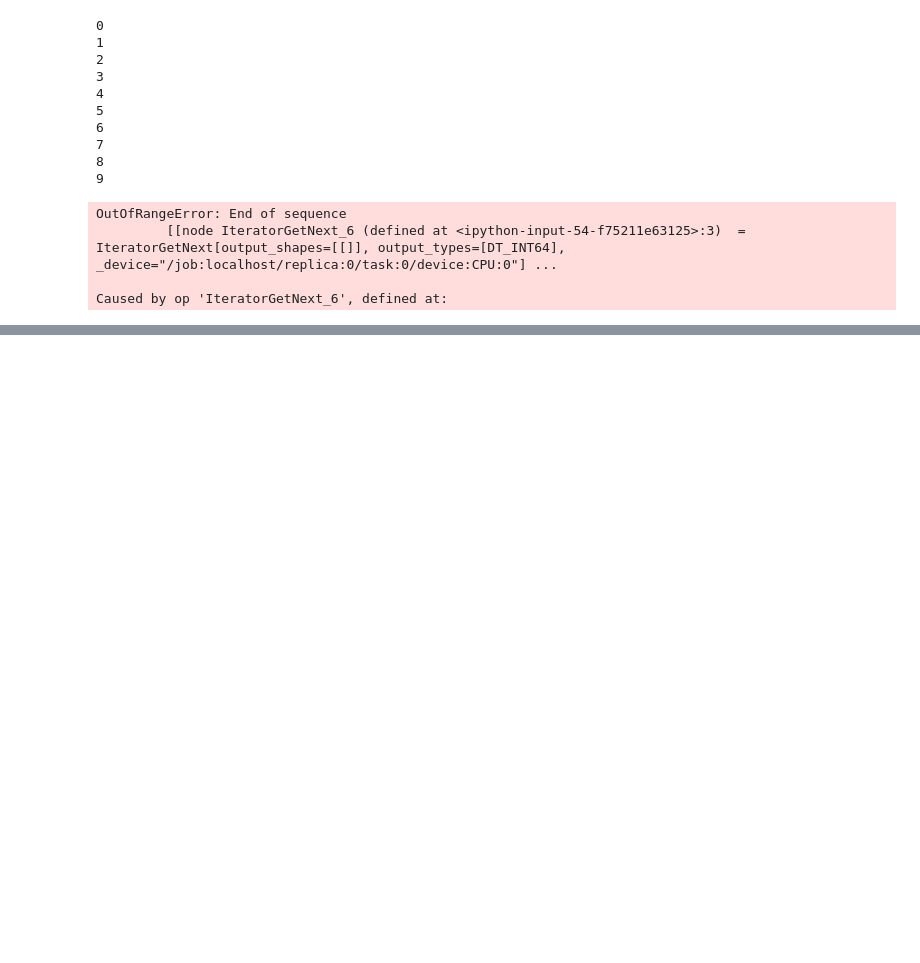
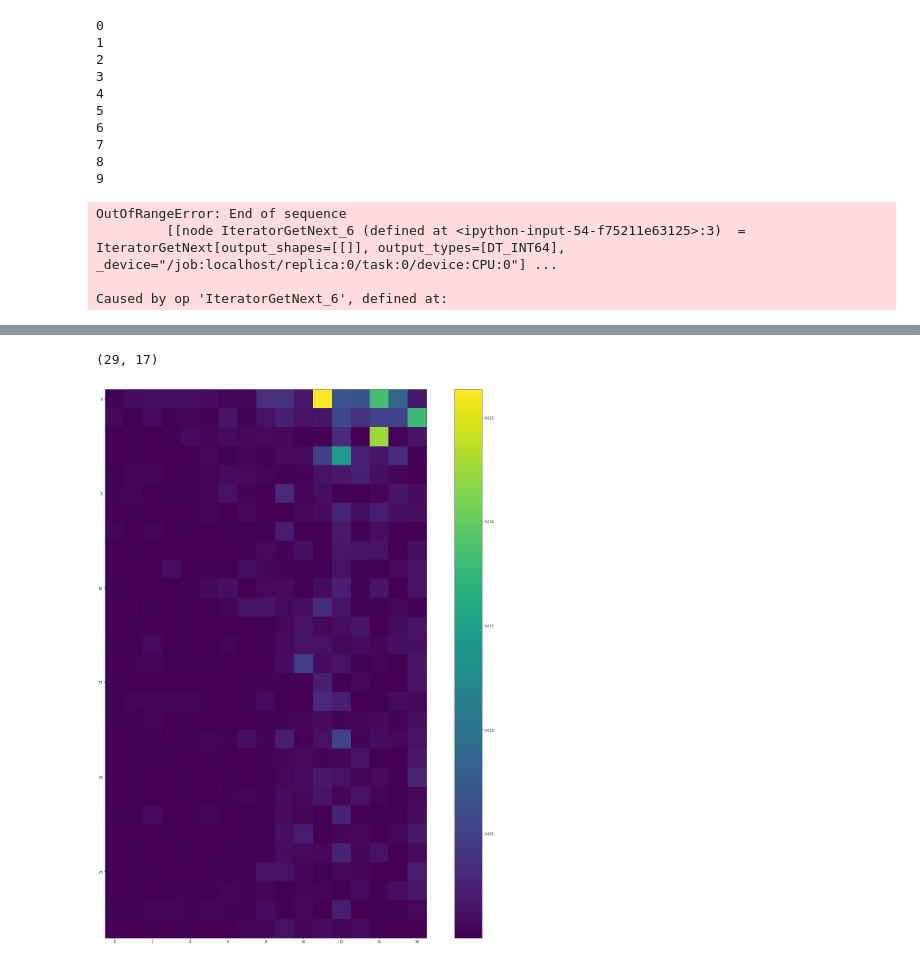
Before and after one commit to createamind/DRL, a Jupyter notebook: spinup/algos/sac_rnn_model/Untitled.ipynb, the cells around one changed output, grey strips where cells are left out. Drawn from its saved outputs; the diff is of its cells as text; code cells hidden in the pictures; blank space fills up the shorter version.

```diff
--- a/spinup/algos/sac_rnn_model/Untitled.ipynb
+++ b/spinup/algos/sac_rnn_model/Untitled.ipynb
@@ -182,0 +260,8 @@ Caused by op 'IteratorGetNext_6', defined at:
+# %%
+loss_min = np.min(loss, axis=0)
+plt.imshow(loss_min)
+plt.colorbar()
+loss_min.shape
+# %% [output]
+(29, 17)
+[figure, added]
```
Also changed, not shown: parts of 36 cells of this notebook, 3 other files.
